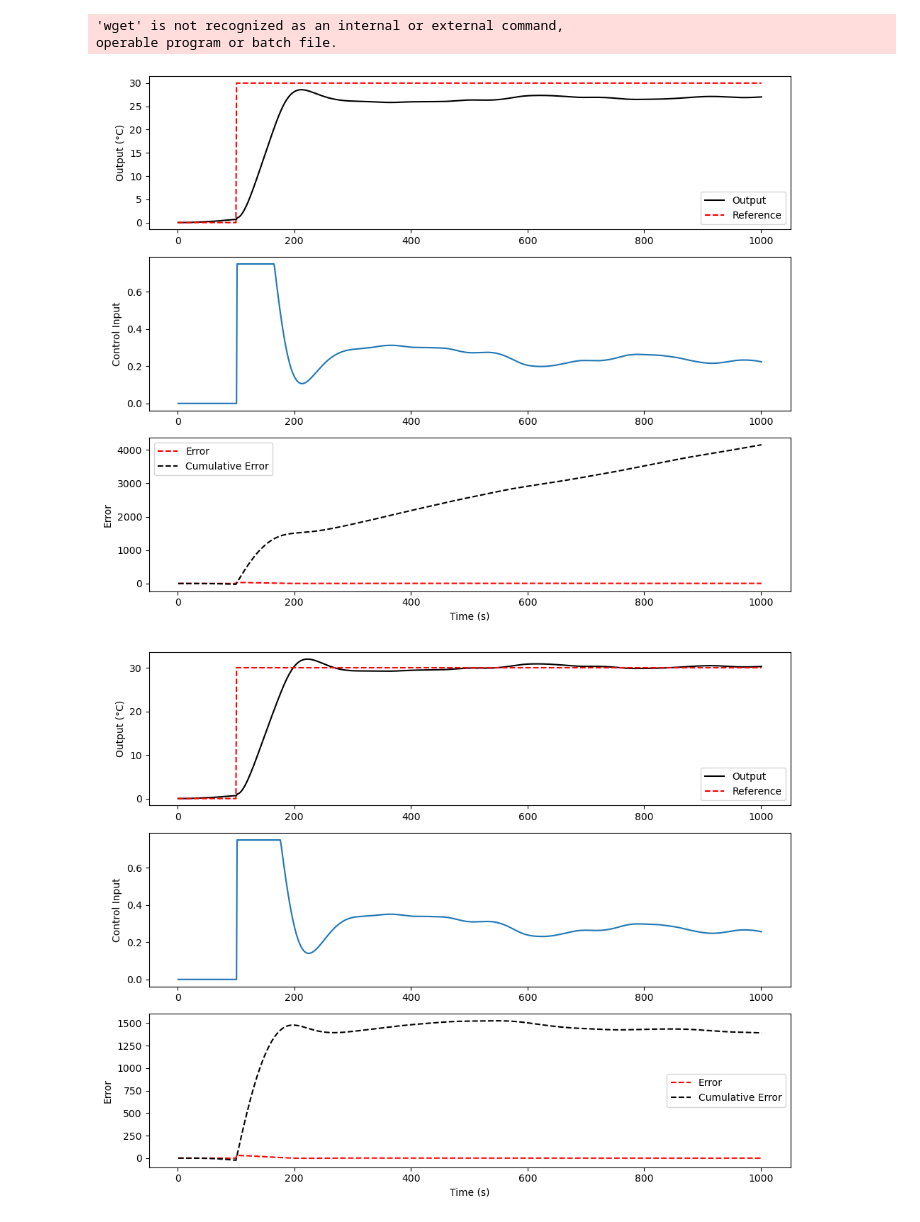
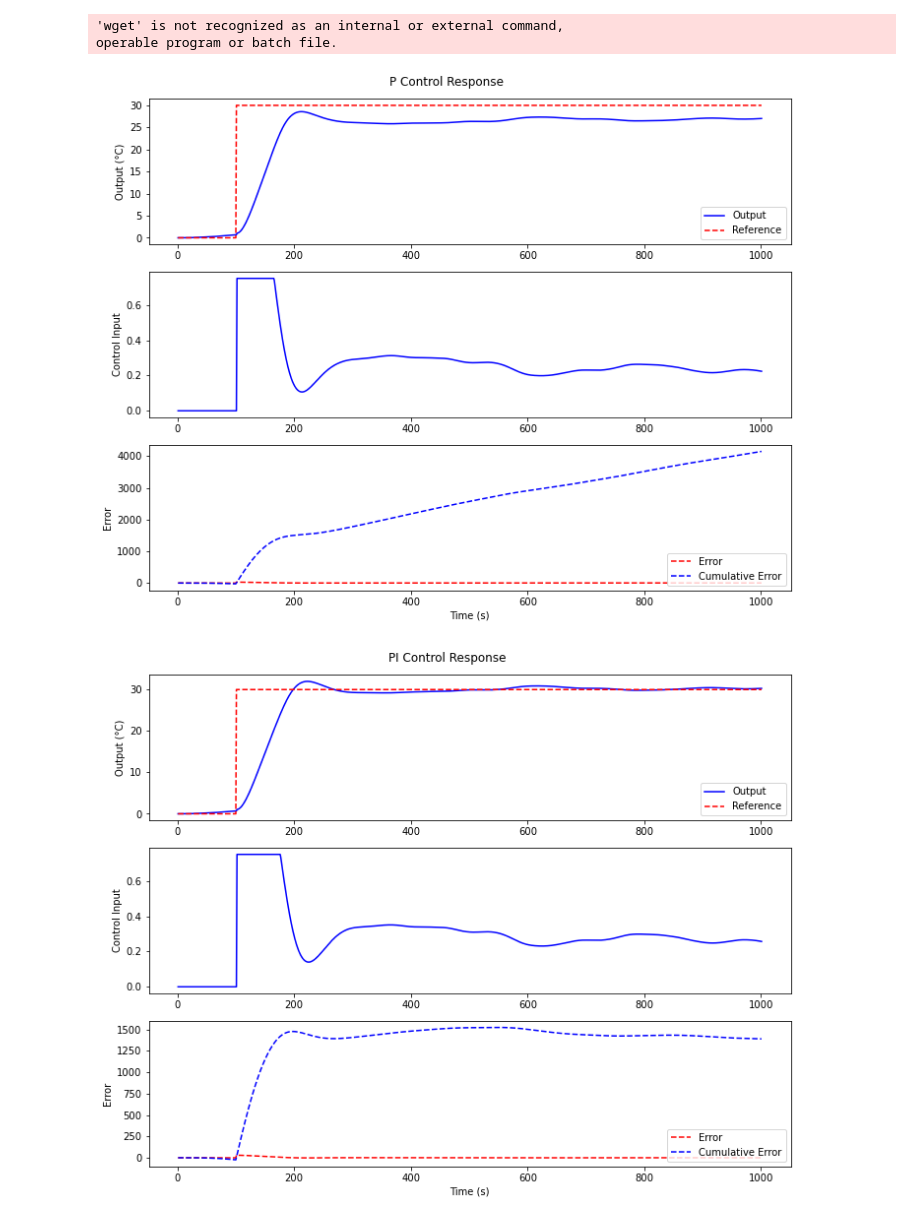
Before and after one commit to AlasMac/TCLab-Python-Resources, a Jupyter notebook: ARX_Sim.ipynb, the cells around one changed output. Cells and saved outputs as stored; diff of their text form; code cells hidden in the pictures.

Commit message:
Added a sandbox to compare control parameters, and a plotting function to reduce clutter.

```diff
--- a/ARX_Sim.ipynb
+++ b/ARX_Sim.ipynb
@@ -100,59 +144,24 @@ Ki = 0
 Kd = 0
 
 y, u, t = ARX_Sim_PID(A, B, k, Kp, Ki, Kd, r, 0, sigma, N, y_data_test[0], 0.75)
-err = r - y
 
-plt.figure(figsize=(10,8))
-plt.subplot(3,1,1)
-plt.plot(t, y, 'k', label='Output')
-plt.plot(t, r, '--r', label='Reference')
-plt.ylabel('Output (°C)')
-plt.legend()
+plot_results(t, y_data_test, u_data_test, y, u, r, title='P Control Response')
 
-plt.subplot(3,1,2)
-plt.plot(t, u)
-plt.ylabel('Control Input')
-
-plt.subplot(3,1,3)
-plt.plot(t, err, '--r', label='Error')
-plt.plot(t, np.cumsum(err), '--k', label='Cumulative Error')
-plt.xlabel('Time (s)')
-plt.ylabel('Error')
-plt.legend()
-plt.tight_layout()
-plt.show()
+# Add a not about the drawbacks of each control method - ex. steady state error/ saturation of input / Cummulative error  -- Incl on figure or near figure
+# Make these sections/plots static and plot regions of interest
+# Area to change control law/system parameters in a simulation loop.
 # %% [output]
-[figure, old version]
+[figure, new version]
 # %%
 # ========== PI Controller ==========
 Kp = 0.075
 Ki = 0.0002
 Kd =  0
 
 y, u, t = ARX_Sim_PID(A, B, k, Kp, Ki, Kd, r, 0, sigma, N, y_data_test[0], 0.75)
-err = r - y
-
-plt.figure(figsize=(10,8))
-plt.subplot(3,1,1)
-plt.plot(t, y, 'k', label='Output')
-plt.plot(t, r, '--r', label='Reference')
-plt.ylabel('Output (°C)')
-plt.legend()
-
-plt.subplot(3,1,2)
-plt.plot(t, u)
-plt.ylabel('Control Input')
-
-plt.subplot(3,1,3)
-plt.plot(t, err, '--r', label='Error')
-plt.plot(t, np.cumsum(err), '--k', label='Cumulative Error')
-plt.xlabel('Time (s)')
-plt.ylabel('Error')
-plt.legend()
-plt.tight_layout()
-plt.show()
+plot_results(t, y_data_test, u_data_test, y, u, r, title='PI Control Response')
 # %% [output]
-[figure, old version]
+[figure, new version]
 # %%
 # ========== PID Controller ==========
 Kp = 0.075
```
Also changed, not shown: parts of 3 cells of this notebook.
